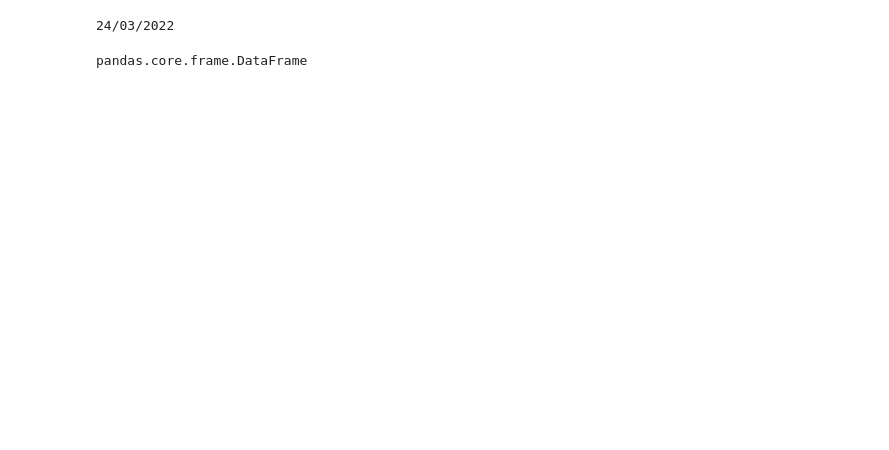
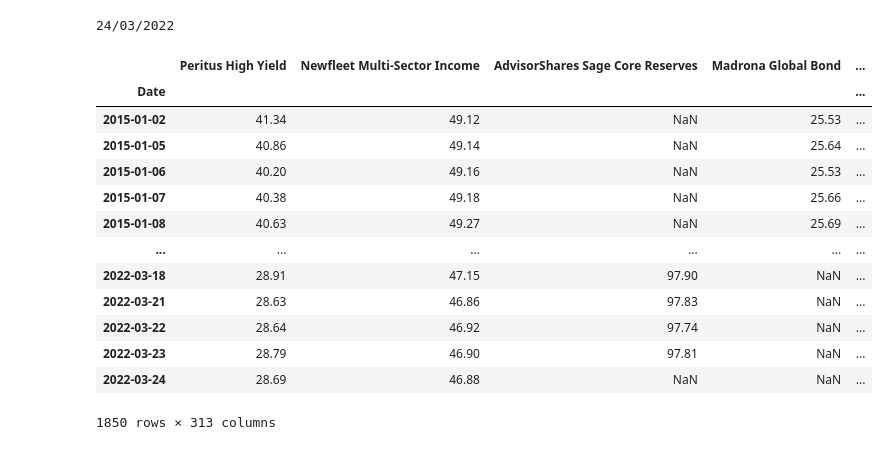
Before and after one commit to Edu-Moreira/Estudos-de-Python, a Jupyter notebook: Comparação_ETFs.ipynb, the cells around one changed output. Saved outputs shown, nothing was run; the diff lists cells and outputs as text; code cells hidden in the pictures; blank space fills up the shorter version.

```diff
--- a/Comparação_ETFs.ipynb
+++ b/Comparação_ETFs.ipynb
@@ -83,9 +86,23 @@ for i in range(len(lista_nomes)):
 # %%
 retorno_painel = painel.pct_change()
 # %%
-type(painel)
+
+painel
 # %% [output]
+|  | Peritus High Yield | Newfleet Multi-Sector Income | AdvisorShares Sage Core Reserves | Madrona Global Bond | ... |
+| Date |  |  |  |  | ... |
+| 2015-01-02 | 41.34 | 49.12 | NaN | 25.53 | ... |
+| 2015-01-05 | 40.86 | 49.14 | NaN | 25.64 | ... |
+| 2015-01-06 | 40.20 | 49.16 | NaN | 25.53 | ... |
+| 2015-01-07 | 40.38 | 49.18 | NaN | 25.66 | ... |
+| 2015-01-08 | 40.63 | 49.27 | NaN | 25.69 | ... |
+| ... | ... | ... | ... | ... | ... |
+| 2022-03-18 | 28.91 | 47.15 | 97.90 | NaN | ... |
+| 2022-03-21 | 28.63 | 46.86 | 97.83 | NaN | ... |
+| 2022-03-22 | 28.64 | 46.92 | 97.74 | NaN | ... |
+| 2022-03-23 | 28.79 | 46.90 | 97.81 | NaN | ... |
+| 2022-03-24 | 28.69 | 46.88 | NaN | NaN | ... |
-pandas.core.frame.DataFrame
+1850 rows × 313 columns
 # %%
 import sys
 
```
Also changed, not shown: parts of 5 cells of this notebook.
